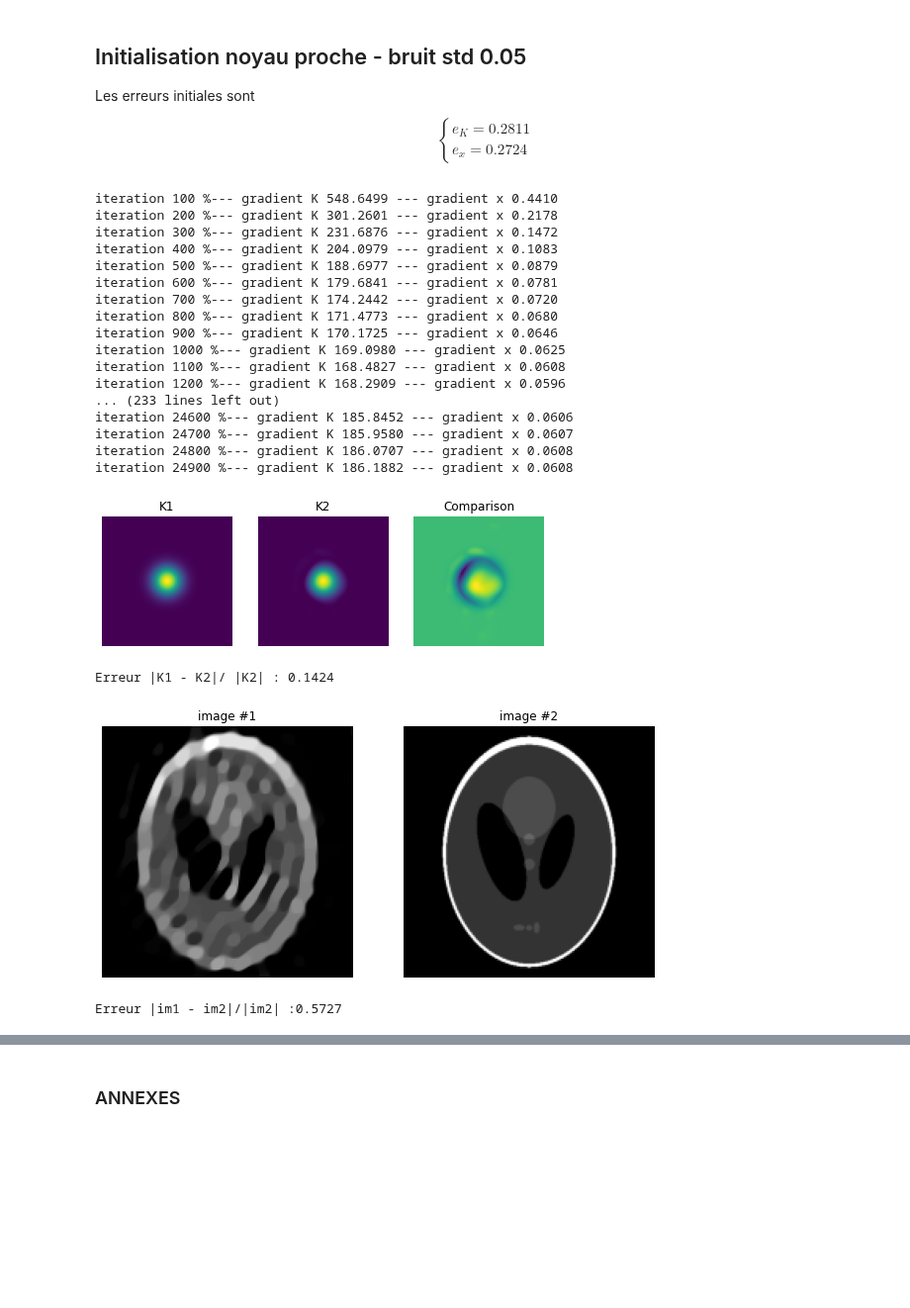
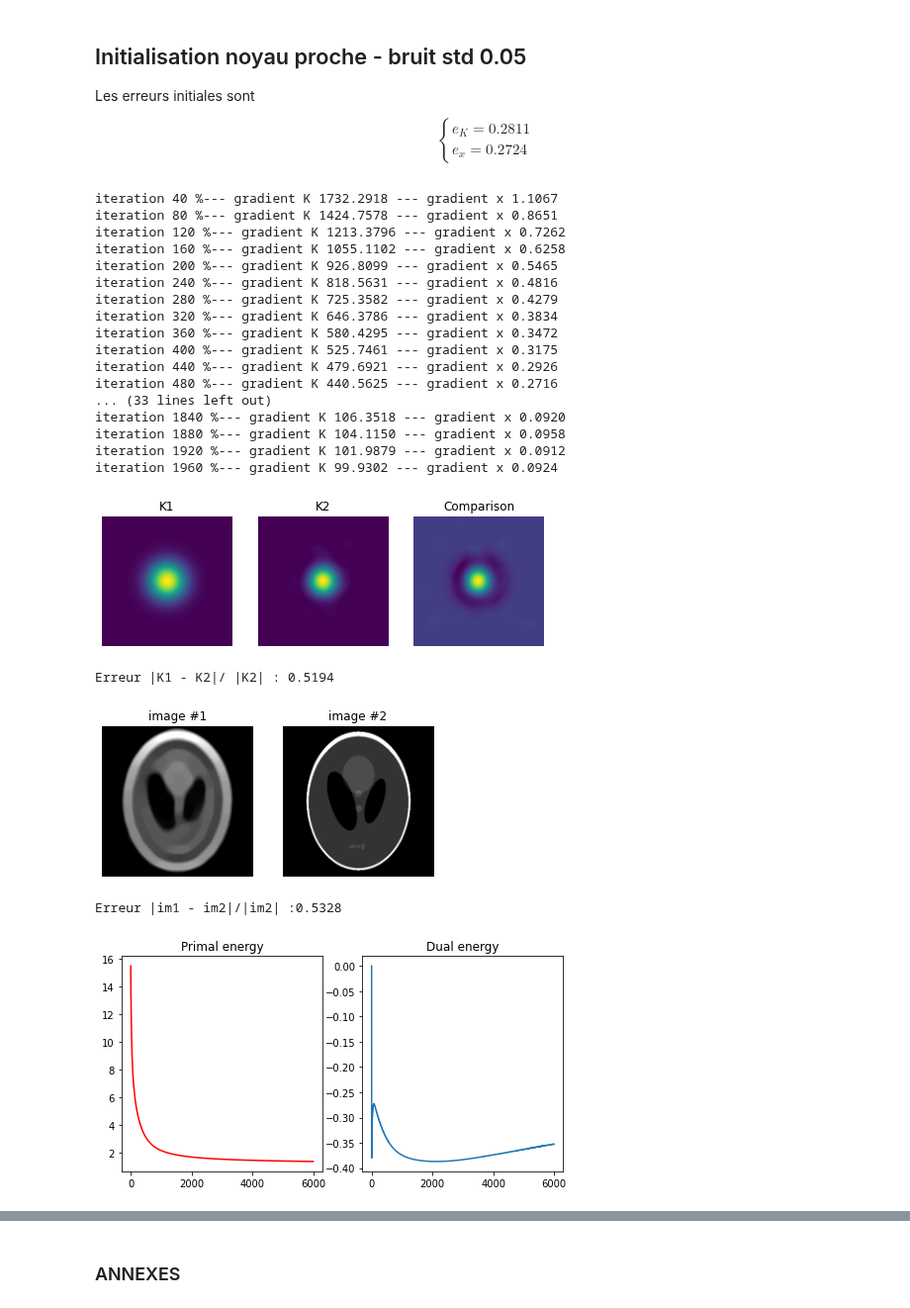
Before and after one commit to ceciledellavalle/BlindDeconvolution, a Jupyter notebook: algoviolet.ipynb, the cells around one changed output, grey strips where cells are left out. Shown at 99% size. Saved outputs shown, nothing was run; the diff lists cells and outputs as text; code cells hidden in the pictures; blank space fills up the shorter version.

```diff
--- a/algoviolet.ipynb
+++ b/algoviolet.ipynb
@@ -223,38 +208,39 @@ e_x=0.2724
 \end{cases}
 $$
 # %%
-alpha = 1
-mu    = 5
-gamma = 1
+alpha     = 100
+mu        = 0.001
 K_in      = K_shift.copy()
 x_in      = x_o1
 K_out,x_out,Ep,Ed = violetBD(K_in,x_in,x_o1,\
-                            alpha,mu,gamma,theta=1,\
-                            niter=25000,coeffK=5,coeffx=1,\
-                            proj_simplex=False)
+                            alpha,mu,\
+                            niter=2000,coeffK=1,coeffx=1,\
+                            proj_simplex=True)
 # %% [output]
-iteration 100 %--- gradient K 548.6499 --- gradient x 0.4410
-iteration 200 %--- gradient K 301.2601 --- gradient x 0.2178
-iteration 300 %--- gradient K 231.6876 --- gradient x 0.1472
-iteration 400 %--- gradient K 204.0979 --- gradient x 0.1083
-iteration 500 %--- gradient K 188.6977 --- gradient x 0.0879
-iteration 600 %--- gradient K 179.6841 --- gradient x 0.0781
-iteration 700 %--- gradient K 174.2442 --- gradient x 0.0720
-iteration 800 %--- gradient K 171.4773 --- gradient x 0.0680
-iteration 900 %--- gradient K 170.1725 --- gradient x 0.0646
-iteration 1000 %--- gradient K 169.0980 --- gradient x 0.0625
-iteration 1100 %--- gradient K 168.4827 --- gradient x 0.0608
-iteration 1200 %--- gradient K 168.2909 --- gradient x 0.0596
-... (233 lines left out)
-iteration 24600 %--- gradient K 185.8452 --- gradient x 0.0606
-iteration 24700 %--- gradient K 185.9580 --- gradient x 0.0607
-iteration 24800 %--- gradient K 186.0707 --- gradient x 0.0608
-iteration 24900 %--- gradient K 186.1882 --- gradient x 0.0608
+iteration 40 %--- gradient K 1732.2918 --- gradient x 1.1067
+iteration 80 %--- gradient K 1424.7578 --- gradient x 0.8651
+iteration 120 %--- gradient K 1213.3796 --- gradient x 0.7262
+iteration 160 %--- gradient K 1055.1102 --- gradient x 0.6258
+iteration 200 %--- gradient K 926.8099 --- gradient x 0.5465
+iteration 240 %--- gradient K 818.5631 --- gradient x 0.4816
+iteration 280 %--- gradient K 725.3582 --- gradient x 0.4279
+iteration 320 %--- gradient K 646.3786 --- gradient x 0.3834
+iteration 360 %--- gradient K 580.4295 --- gradient x 0.3472
+iteration 400 %--- gradient K 525.7461 --- gradient x 0.3175
+iteration 440 %--- gradient K 479.6921 --- gradient x 0.2926
+iteration 480 %--- gradient K 440.5625 --- gradient x 0.2716
+... (33 lines left out)
+iteration 1840 %--- gradient K 106.3518 --- gradient x 0.0920
+iteration 1880 %--- gradient K 104.1150 --- gradient x 0.0958
+iteration 1920 %--- gradient K 101.9879 --- gradient x 0.0912
+iteration 1960 %--- gradient K 99.9302 --- gradient x 0.0924
 # %%
-Display_ker(K_out,K,mysize=(8,4))
-Display_im(x_out,x_im,mysize=(10,5))
+Display_ker(K_out,K_in,mysize=(8,4))
+Display_im(x_out,x_im,mysize=(6,3))
+Display_epd(Ep,Ed)
 # %% [output]
-[figure, old version]
+[figure, new version]
-Erreur |K1 - K2|/ |K2| : 0.1424
+Erreur |K1 - K2|/ |K2| : 0.5194
-[figure, old version]
+[figure, new version]
-Erreur |im1 - im2|/|im2| :0.5727
+Erreur |im1 - im2|/|im2| :0.5328
+[figure, added]
```
Also changed, not shown: parts of 17 cells of this notebook, 20 other files.
